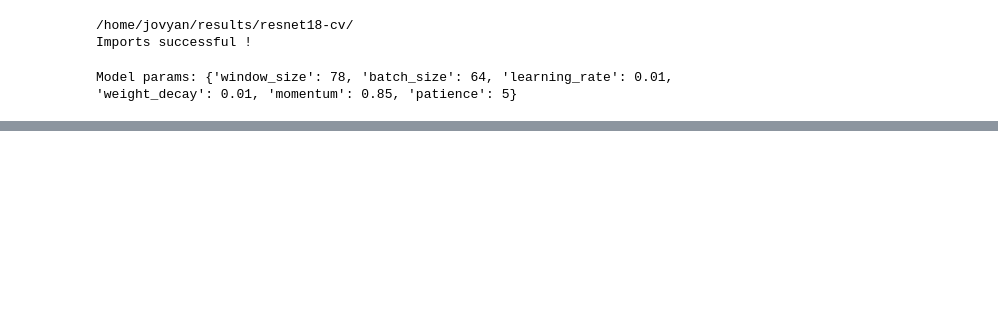
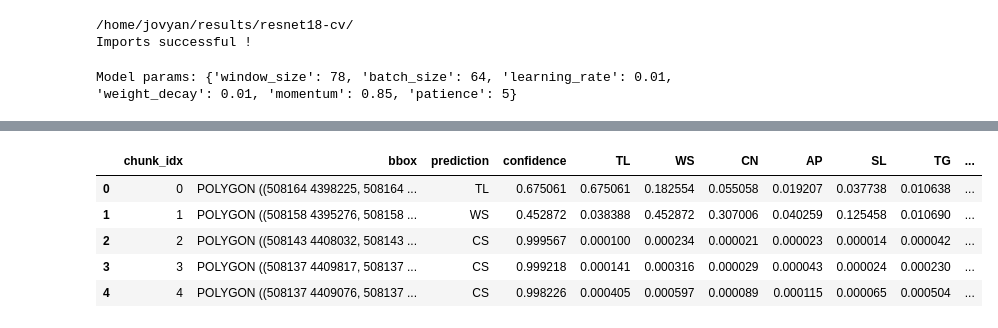
Before and after one commit to maxwellCcook/rooftop-mapping, a Jupyter notebook: code/06resnet18-denver-classification.ipynb, the cells around one changed output, grey strips where cells are left out. Saved outputs shown, nothing was run; the diff lists cells and outputs as text; code cells hidden in the pictures; blank space fills up the shorter version.

```diff
--- a/code/06resnet18-denver-classification.ipynb
+++ b/code/06resnet18-denver-classification.ipynb
@@ -122,10 +147,11 @@ Attributes:
 footprints_ds = UnlabeledRoofImageDataset(footprints, img_path=stack_da_fp, n_bands=n_bands, img_dim=params['window_size'])
 dloader = DataLoader(
     footprints_ds,
-    batch_size=params['batch_size'],
+    batch_size=params['batch_size']*2,
     num_workers=2,
     shuffle=False,
-    pin_memory=True
+    pin_memory=True,
+    collate_fn=custom_collate # allow retrieving the bbox
 )
 print("Data loaded for all footprints !")
 # %% [output]
@@ -222 +263,10 @@ NameError: name 'time' is not defined
+# %%
+res_df.head()
+# %% [output]
+|  | chunk_idx | bbox | prediction | confidence | TL | WS | CN | AP | SL | TG | ... |
+| 0 | 0 | POLYGON ((508164 4398225, 508164 ... | TL | 0.675061 | 0.675061 | 0.182554 | 0.055058 | 0.019207 | 0.037738 | 0.010638 | ... |
+| 1 | 1 | POLYGON ((508158 4395276, 508158 ... | WS | 0.452872 | 0.038388 | 0.452872 | 0.307006 | 0.040259 | 0.125458 | 0.010690 | ... |
+| 2 | 2 | POLYGON ((508143 4408032, 508143 ... | CS | 0.999567 | 0.000100 | 0.000234 | 0.000021 | 0.000023 | 0.000014 | 0.000042 | ... |
+| 3 | 3 | POLYGON ((508137 4409817, 508137 ... | CS | 0.999218 | 0.000141 | 0.000316 | 0.000029 | 0.000043 | 0.000024 | 0.000230 | ... |
+| 4 | 4 | POLYGON ((508137 4409076, 508137 ... | CS | 0.998226 | 0.000405 | 0.000597 | 0.000089 | 0.000115 | 0.000065 | 0.000504 | ... |
 # %%
```
Also changed, not shown: parts of 16 cells of this notebook, 1 other file.
